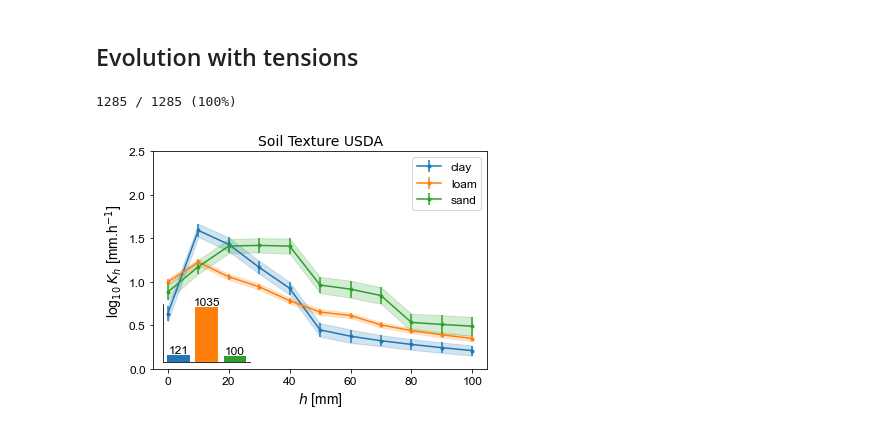
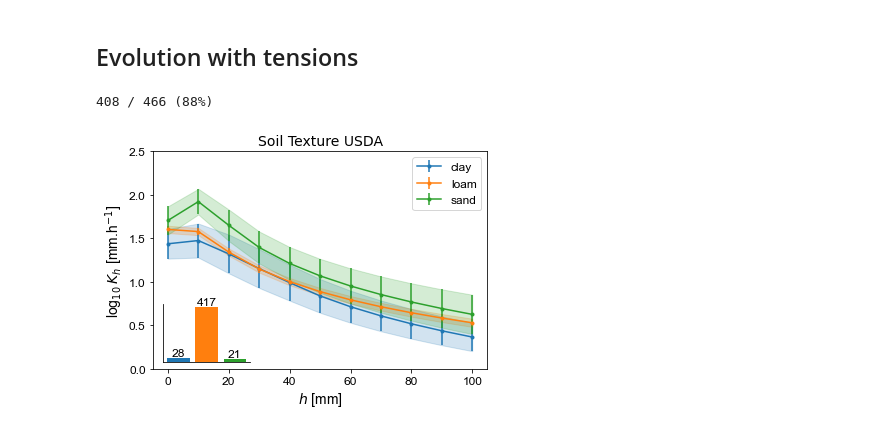
Before and after one commit to climasoma/otim-db, a Jupyter notebook: notebooks/otimdb-eda.ipynb, the cells around one changed output. Cells and saved outputs as stored; diff of their text form; code cells hidden in the pictures.

```diff
--- a/notebooks/otimdb-eda.ipynb
+++ b/notebooks/otimdb-eda.ipynb
@@ -1600,12 +1600,12 @@ fig.savefig(outputdir + 'biserial_ContinsLUnTex.jpg', dpi=500, bbox_inches='tigh
 ## Evolution with tensions
 # %%
 # define a subset (here we take all the filtered data)
-i2keep = np.ones(dfm.shape[0], dtype=bool)
-# i2keep = dfm['Tmin'].le(40) & dfm['Tmax'].ge(100)
+#i2keep = np.ones(dfm.shape[0], dtype=bool)
+i2keep = dfm['Tmin'].le(0) & dfm['Tmax'].ge(100)
 print(np.sum(i2keep), '/', i2keep.shape[0], '({:.0f}%)'.format(
     np.sum(i2keep)/i2keep.shape[0]*100))
 # %% [output]
-1285 / 1285 (100%)
+408 / 466 (88%)
 # %%
 # evolution of K per tension soil texture (and define all useful functions)
 gcol = 'SoilTextureUSDA'
@@ -1627,7 +1627,8 @@ def func(x):
         'silty clay loam': 'loam'
     }
     return dico[x]
-dfm2 = dfm.copy()
+
+#dfm2 = dfm.copy()
 dfm2[gcol] = dfm2[gcol].apply(func)
 
 def _createDF(dfm2, gcol, weight=True):
@@ -1683,32 +1684,32 @@ def plotKbar_inset(dfm2, gcol, fig, pos=[0.15, 0.15, 0.2, 0.2]):
         sc = dfm2[gcol].eq(c).sum()
         axh.bar(i, sc)
         axh.text(i, sc, '{:d}'.format(sc), ha='center', va='bottom', fontsize=12, fontname='Arial')
     axh.grid(False)
     axh.spines['top'].set_visible(False)
     axh.spines['right'].set_visible(False)
     axh.set_yticks([])
     axh.set_xticks([])
     #axh.set_ylabel('Nb. entries', fontsize=10)
 
 def plotKbar(dfm2, gcol, ax, pos=[0.15, 0.15, 0.2, 0.2]):
     df = _createDF(dfm2, gcol)
     axh = ax
     for i, c in enumerate(df[gcol].unique()):
         sc = dfm2[gcol].eq(c).sum()
         nref = dfm2.loc[dfm2[gcol] == c, 'ReferenceTag'].unique().shape[0]
         axh.bar(i, sc, label='({:d} refs)'.format(nref))
         #axh.text(i, sc, '{:d}'.format(sc), ha='center', va='bottom', fontsize=12, fontname='Arial')
     axh.grid(False)
     axh.set_ylabel('Nb. entries')
     axh.set_xlabel(gcol)
     xlabs = df[gcol].unique()
     axh.set_xticks(np.arange(len(xlabs)))
     axh.set_xticklabels(xlabs, rotation=90)
-    axh.legend(loc=0)
+    axh.legend()
 
 fig, ax = plt.subplots()
 plotKfig(dfm2, gcol, ax=ax, title='Soil Texture USDA')
 plotKbar_inset(dfm2, gcol, fig)
 fig.savefig(outputdir + 'k-' + gcol + '.jpg', dpi=300)
 # %% [output]
-[figure, old version]
+[figure, new version]
```
Also changed, not shown: parts of 5 cells of this notebook, 4 other files.
